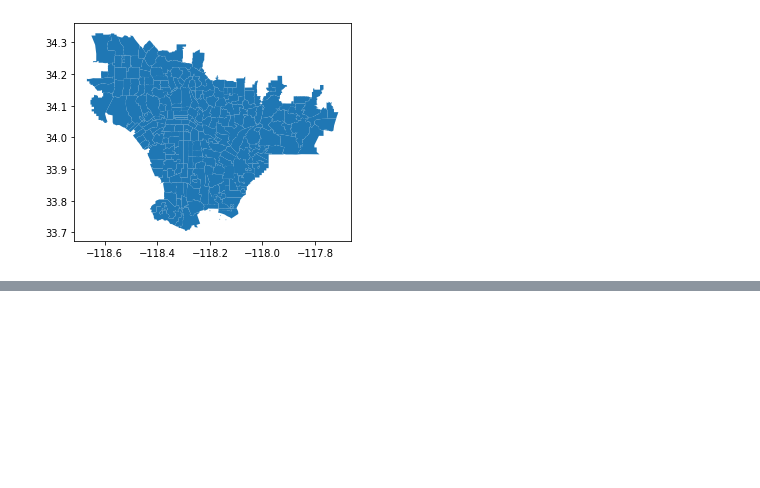
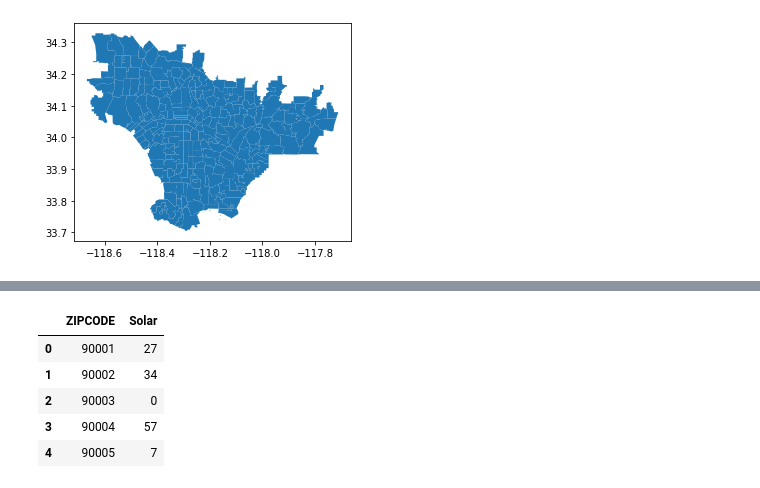
Before and after one commit to weikaylee/surf24_draft, a Jupyter notebook: analysis/scripts/zipcode_pca_data.ipynb, the cells around one changed output, grey strips where cells are left out. Saved outputs shown, nothing was run; the diff lists cells and outputs as text; code cells hidden in the pictures; blank space fills up the shorter version.

```diff
--- a/analysis/scripts/zipcode_pca_data.ipynb
+++ b/analysis/scripts/zipcode_pca_data.ipynb
@@ -143,0 +189,19 @@ for val in csvs_mapped.values():
+# %%
+# add solar data (formatted dif)
+solar = pd.read_csv(os.path.join(data_path, "ACSDT5Y2022.B25040-2024-07-22T232630.csv")).set_index("Label (Grouping)")
+
+# select rows, cols
+solar_filtered = solar.filter(like="Solar energy", axis=0).filter(like="Estimate", axis=1) # use filter for row bc there r weird indents
+solar_filtered = solar_filtered.reset_index().drop("Label (Grouping)", axis=1)
+
+# rename cols and transpose
+solar_filtered.rename(columns=lambda col: col[5:11], inplace=True)
+solar_final = solar_filtered.transpose().rename_axis("ZIPCODE").reset_index().rename(columns={0:"Solar"})
+solar_final.head()
+# %% [output]
+|  | ZIPCODE | Solar |
+| 0 | 90001 | 27 |
+| 1 | 90002 | 34 |
+| 2 | 90003 | 0 |
+| 3 | 90004 | 57 |
+| 4 | 90005 | 7 |
```
Also changed, not shown: parts of 17 cells of this notebook.
